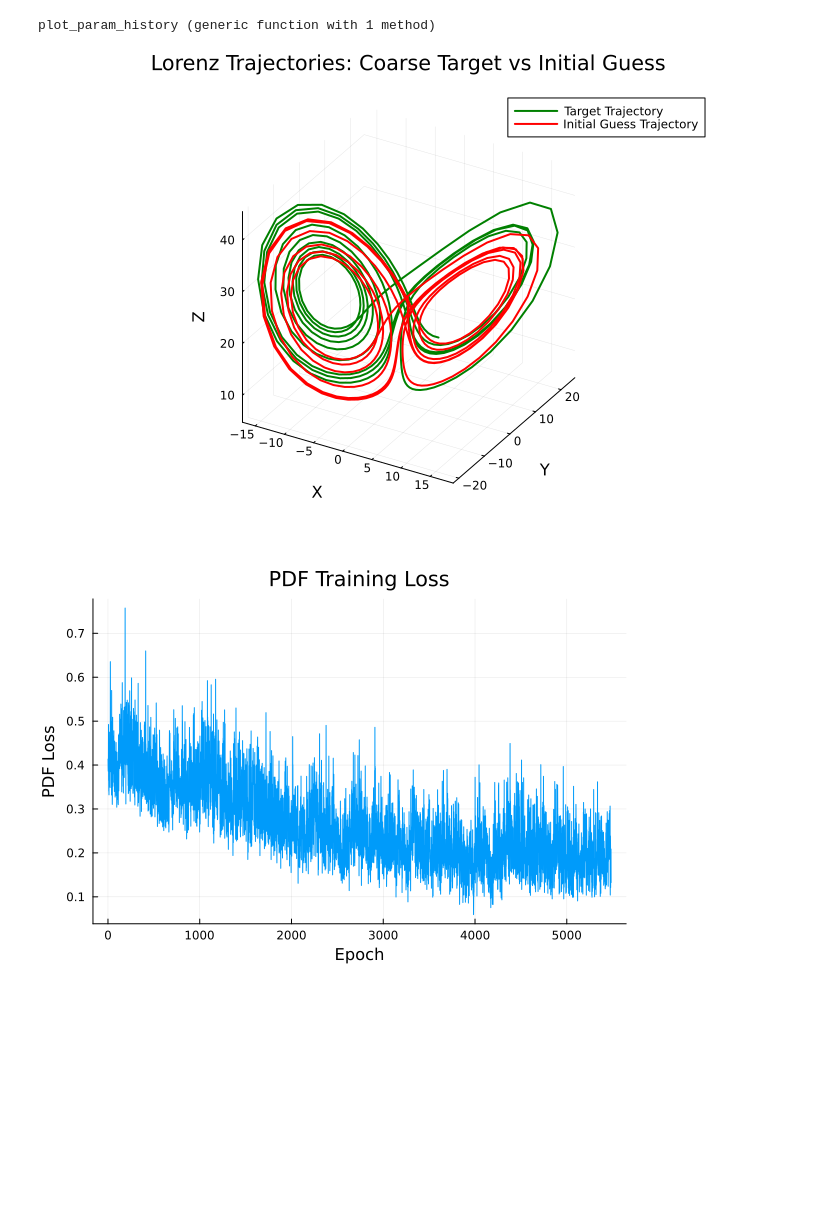
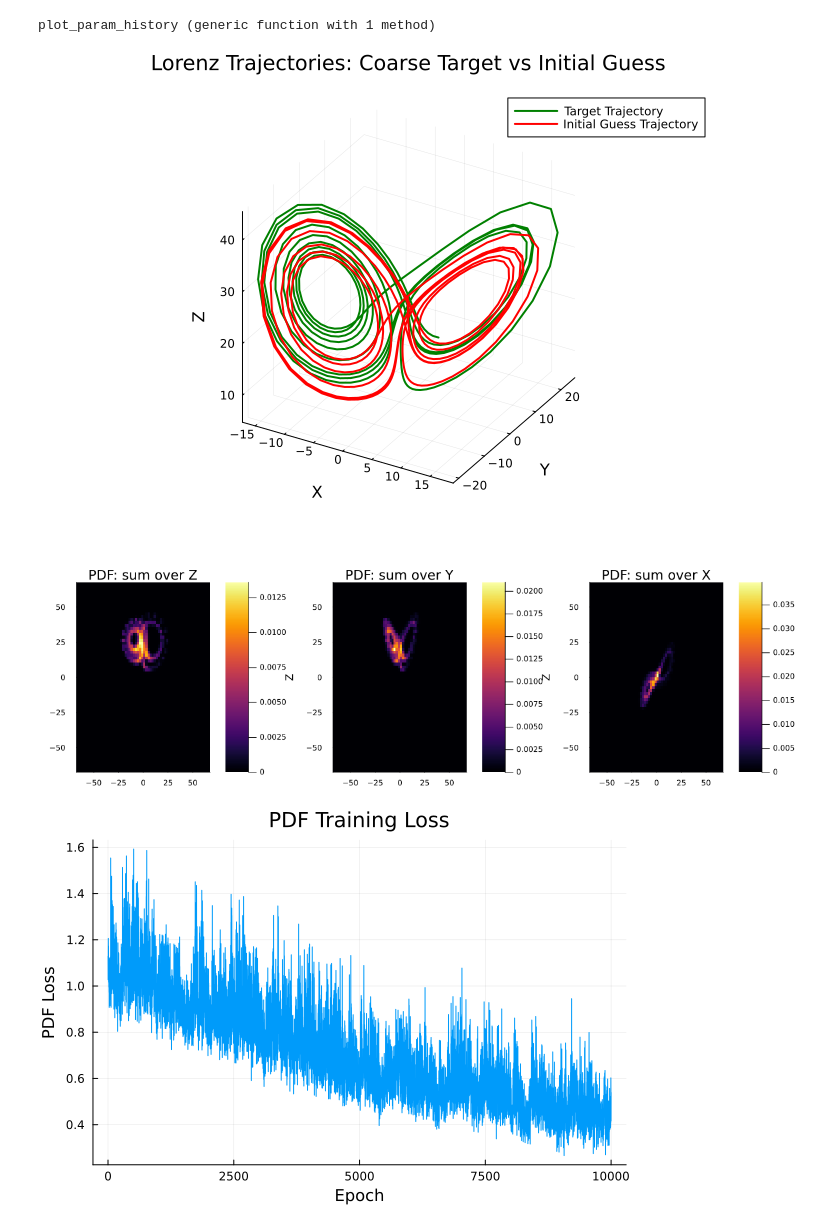
Before and after one commit to nviebig/LorenzParameterEstimation, a Jupyter notebook: examples_climate/pdf/sanity_check.ipynb, the cells around one changed output. Drawn from its saved outputs; the diff is of its cells as text; code cells hidden in the pictures; blank space fills up the shorter version.

```diff
--- a/examples_climate/pdf/sanity_check.ipynb
+++ b/examples_climate/pdf/sanity_check.ipynb
@@ -62,14 +62,14 @@ trajectory_guess  = integrate(init_params,       u0_coarse, tspan_coarse, dt_coa
 # Build target PDF on a moderate grid and KEEP the same h for training
 xs = trajectory_target.u[:, 1]; ys = trajectory_target.u[:, 2]; zs = trajectory_target.u[:, 3]
 
-nbins = 32  # 64 is heavy; 16–32 is fine to start
+nbins = 64  # 64 is heavy; 16–32 is fine to start
 xs = trajectory_target.u[:,1]; ys = trajectory_target.u[:,2]; zs = trajectory_target.u[:,3]
 hw = maximum(abs, vcat(xs, ys, zs)) * 1.50
 
 pdf_cfg = make_pdf_config(Float64; nbins=nbins, range_halfwidth=hw, loss_mode=:kl)
 centers = pdf_cfg.centers
 Δ = (centers[end]-centers[1])/(length(centers)-1)
-h = 0.5*Δ  # <- choose your target bandwidth here
+h = 0.5*Δ
 pdf_cfg = make_pdf_config(Float64; nbins=nbins, range_halfwidth=hw, loss_mode=:kl, bandwidth=h)
 
 
@@ -113,34 +113,51 @@ Plots.plot!(plt_traj; title="Lorenz Trajectories: Coarse Target vs Initial Guess
 )
 display(plt_traj)
 
+# Sum along each axis to get 2D marginals
+m = length(centers)          # == nbins
+P = reshape(p3d, m, m, m)    # (64,64,64) now
+marg_xy = sum(P, dims=3)[:, :, 1]  # sum over z
+marg_xz = sum(P, dims=2)[:, 1, :]  # sum over y
+marg_yz = sum(P, dims=1)[1, :, :]  # sum over x
+
+# Plot the 2D marginals
+plt_xy = Plots.heatmap(centers, centers, marg_xy; xlabel="X", ylabel="Y", title="Target PDF: sum over Z")
+plt_xz = Plots.heatmap(centers, centers, marg_xz; xlabel="X", ylabel="Z", title="Target PDF: sum over Y")
+plt_yz = Plots.heatmap(centers, centers, marg_yz; xlabel="Y", ylabel="Z", title="Target PDF: sum over X")
+plt_marginals = Plots.plot(plt_xy, plt_xz, plt_yz; layout=(1,3), size=(1200,350))
+
+display(plt_marginals)
+
+
 # Train (update only ρ). Key tweaks: smaller LR, less frequent resampling, tighter clip.
 res_test = train_statistics(
     init_params;
     target = target_pdf,
     stats  = (:pdf3d,),
     optimizer = Optimisers.Adam(1e-3),                 # <= was 3e-3
     update_mask = (σ=false, ρ=true, β=false, x_s=false, y_s=false, z_s=false, θ=false),
     epochs = 10_000,
     refresh = 5,
     early_stopping_patience = 1500,
     early_stopping_min_delta = 1e-6,
     rel_delta = 1e-5,
     cfg = cfg_test,
     verbose = true,
     gradient_verbose = false,
     gradient_clip_norm = 5.0                           # <= was 10.0
 )
 
 println("""
 Parameter recovery summary:
   Initial guess:      $(init_params)
   Recovered params:   $(res_test.params)
   Target (goal):      $(base_params_test)
 """)
 
 Plots.plot(res_test.loss_history; xlabel="Epoch", ylabel="PDF Loss",
            title="PDF Training Loss", legend=false)
 # %% [output]
 [figure]
-[figure, old version]
+[figure, new version]
+[figure, added]
 # %%
```
Also changed, not shown: parts of 4 cells of this notebook, 1 other file.
